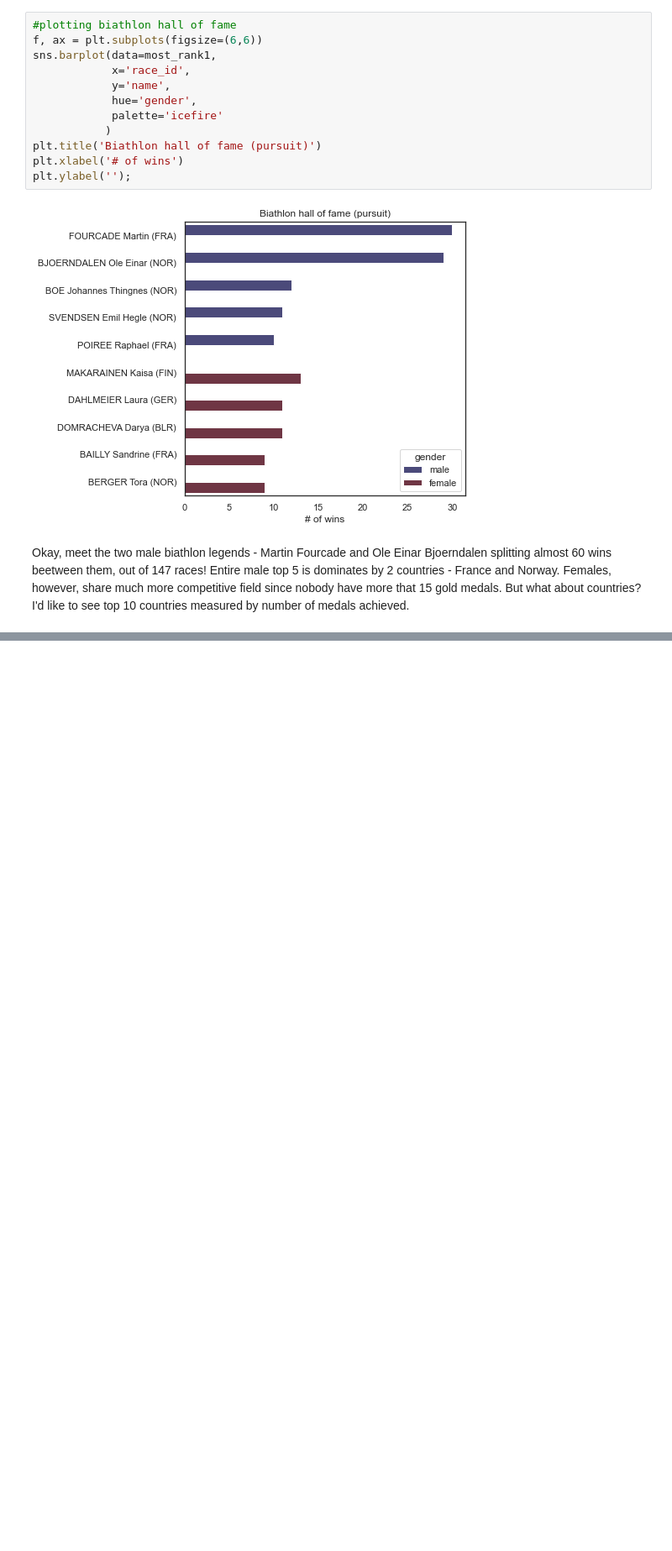
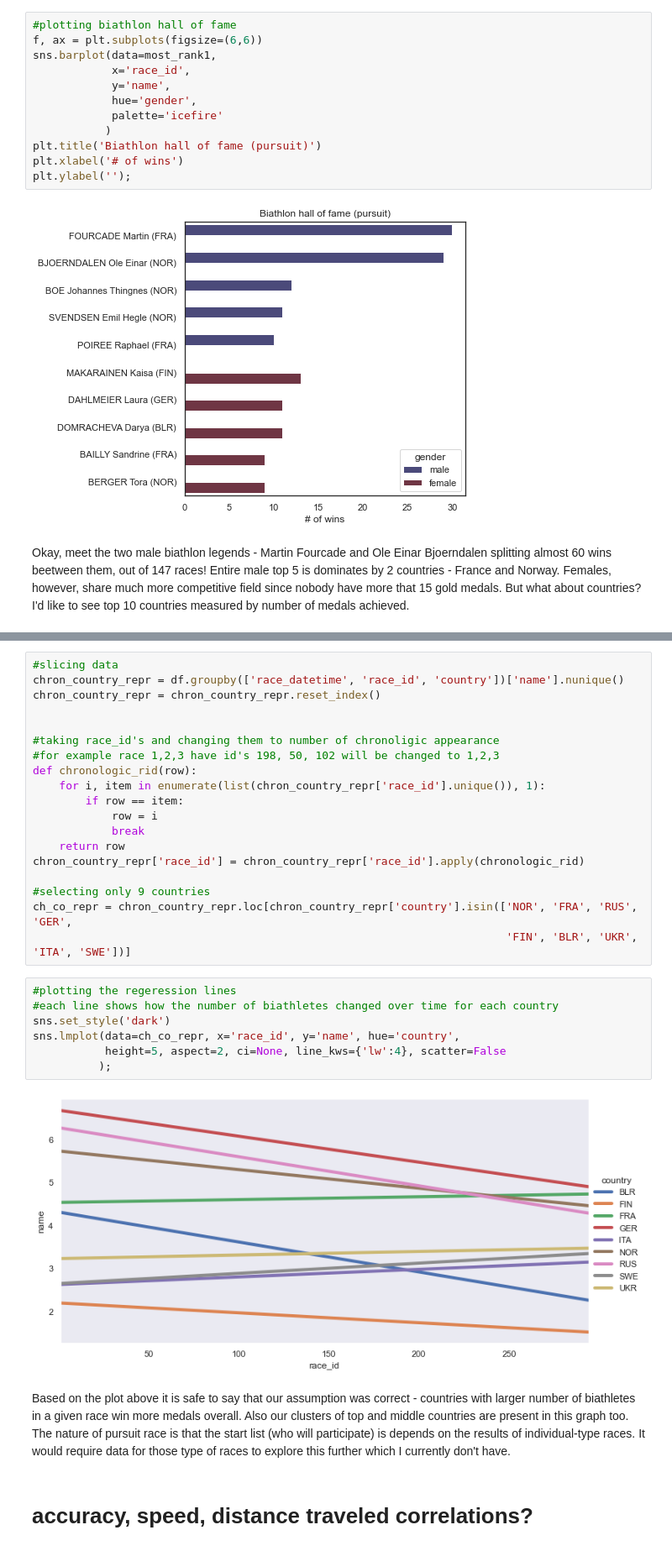
Before and after one commit to iliakhrenov/biathlon_data_analysis, a Jupyter notebook: EDA.ipynb, the cells around one changed output, grey strips where cells are left out. Shown: that part at 84% size. Saved outputs shown, nothing was run; the diff lists cells and outputs as text; blank space fills up the shorter version.

```diff
--- a/EDA.ipynb
+++ b/EDA.ipynb
@@ -296,0 +343,32 @@ sns.despine(left=False, bottom=False)
+# %%
+#slicing data
+chron_country_repr = df.groupby(['race_datetime', 'race_id', 'country'])['name'].nunique()
+chron_country_repr = chron_country_repr.reset_index()
+
+
+#taking race_id's and changing them to number of chronoligic appearance
+#for example race 1,2,3 have id's 198, 50, 102 will be changed to 1,2,3
+def chronologic_rid(row):
+    for i, item in enumerate(list(chron_country_repr['race_id'].unique()), 1):
+        if row == item:
+            row = i
+            break
+    return row
+chron_country_repr['race_id'] = chron_country_repr['race_id'].apply(chronologic_rid)
+
+#selecting only 9 countries
+ch_co_repr = chron_country_repr.loc[chron_country_repr['country'].isin(['NOR', 'FRA', 'RUS', 'GER',
+                                                                        'FIN', 'BLR', 'UKR', 'ITA', 'SWE'])]
+# %%
+#plotting the regeression lines
+#each line shows how the number of biathletes changed over time for each country
+sns.set_style('dark')
+sns.lmplot(data=ch_co_repr, x='race_id', y='name', hue='country',
+           height=5, aspect=2, ci=None, line_kws={'lw':4}, scatter=False
+          );
+# %% [output]
+[figure, added]
+# %% [markdown]
+Based on the plot above it is safe to say that our assumption was correct - countries with larger number of biathletes in a given race win more medals overall. Also our clusters of top and middle countries are present in this graph too. The nature of pursuit race is that the start list (who will participate) is depends on the results of individual-type races. It would require data for those type of races to explore this further which I currently don't have.
+# %% [markdown]
+# accuracy, speed, distance traveled correlations?
```
Also changed, not shown: parts of 14 cells of this notebook.
